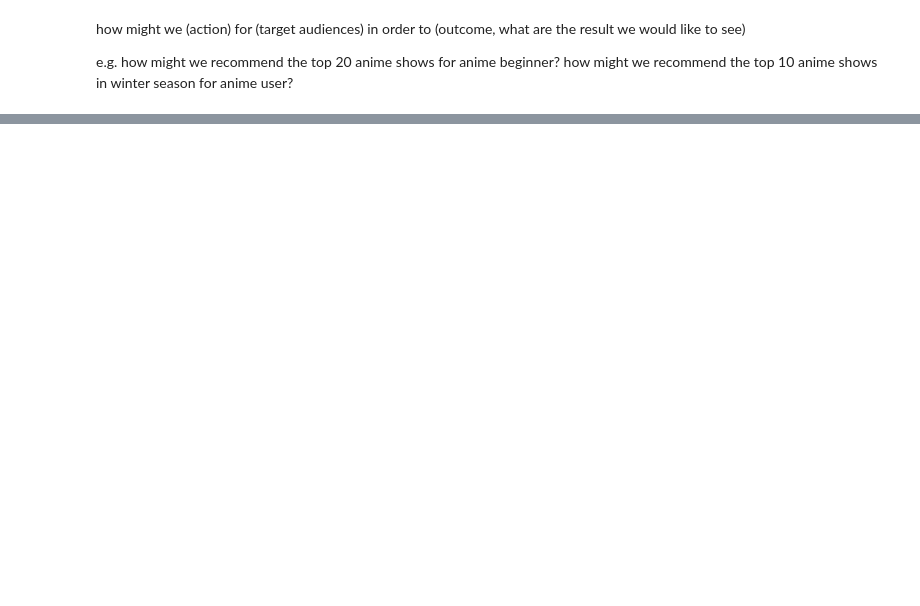
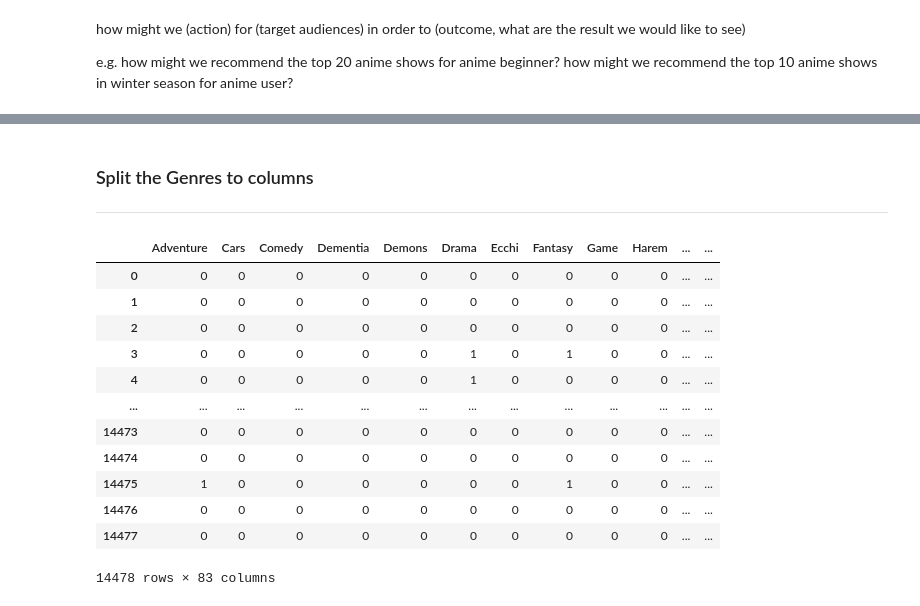
Before and after one commit to TanGuiShan/mini_project, a Jupyter notebook: Data import.ipynb, the cells around one changed output, grey strips where cells are left out. Drawn from its saved outputs; the diff is of its cells as text; code cells hidden in the pictures; blank space fills up the shorter version.

```diff
--- a/Data import.ipynb
+++ b/Data import.ipynb
@@ -182,0 +274,3 @@ how might we recommend the top 10 anime shows in winter season for anime user?
+# %%
+animelist["studio"] = animelist["studio"].apply(lambda x : "SmallStudio" if x in minor else x)
+animelist.studio.value_counts()
@@ -182,0 +295,3 @@ how might we recommend the top 10 anime shows in winter season for anime user?
+# %%
+animelist.drop(columns=['anime_id','title_english',  'title_japanese','title_synonyms', 'image_url', 'background',
+       'premiered', 'broadcast','producer','licensor','opening_theme', 'ending_theme','aired_string' ], inplace=True)
@@ -182,0 +312,6 @@ how might we recommend the top 10 anime shows in winter season for anime user?
+# %%
+# Splitting the 'aired' column into 'from' and 'to' columns
+animelist[['aired_from', 'aired_to']] = animelist['aired'].str.extract(r"'from': '(.*?)', 'to': '(.*?)'")
+
+# Displaying the DataFrame with the new columns
+print(animelist[['aired_from', 'aired_to']])
@@ -182,0 +353,22 @@ how might we recommend the top 10 anime shows in winter season for anime user?
+# %% [markdown]
+### Split the Genres to columns
+---
+# %%
+animelist.genre = animelist.genre.fillna("NA")
+# %%
+genre_animelist = animelist['genre'].str.get_dummies(sep=',')
+genre_animelist
+# %% [output]
+|  | Adventure | Cars | Comedy | Dementia | Demons | Drama | Ecchi | Fantasy | Game | Harem | ... | ... |
+| 0 | 0 | 0 | 0 | 0 | 0 | 0 | 0 | 0 | 0 | 0 | ... | ... |
+| 1 | 0 | 0 | 0 | 0 | 0 | 0 | 0 | 0 | 0 | 0 | ... | ... |
+| 2 | 0 | 0 | 0 | 0 | 0 | 0 | 0 | 0 | 0 | 0 | ... | ... |
+| 3 | 0 | 0 | 0 | 0 | 0 | 1 | 0 | 1 | 0 | 0 | ... | ... |
+| 4 | 0 | 0 | 0 | 0 | 0 | 1 | 0 | 0 | 0 | 0 | ... | ... |
+| ... | ... | ... | ... | ... | ... | ... | ... | ... | ... | ... | ... | ... |
+| 14473 | 0 | 0 | 0 | 0 | 0 | 0 | 0 | 0 | 0 | 0 | ... | ... |
+| 14474 | 0 | 0 | 0 | 0 | 0 | 0 | 0 | 0 | 0 | 0 | ... | ... |
+| 14475 | 1 | 0 | 0 | 0 | 0 | 0 | 0 | 1 | 0 | 0 | ... | ... |
+| 14476 | 0 | 0 | 0 | 0 | 0 | 0 | 0 | 0 | 0 | 0 | ... | ... |
+| 14477 | 0 | 0 | 0 | 0 | 0 | 0 | 0 | 0 | 0 | 0 | ... | ... |
+14478 rows × 83 columns
```
Also changed, not shown: parts of 26 cells of this notebook.
